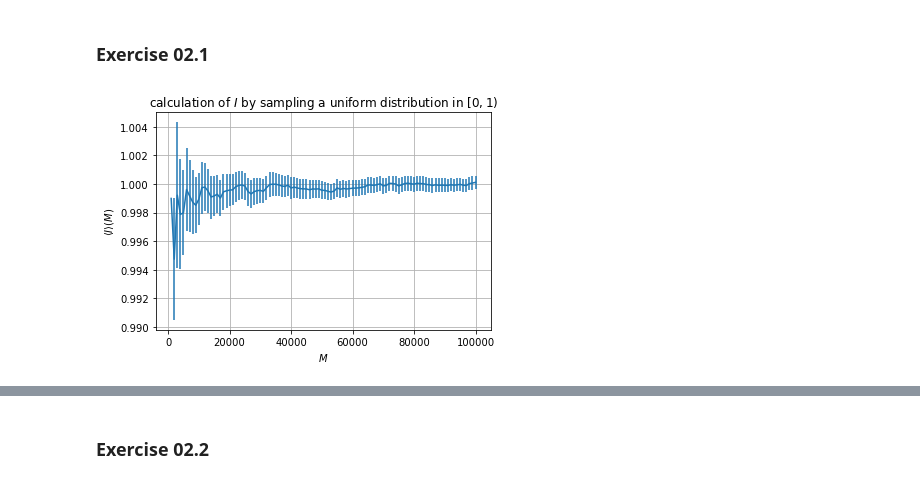
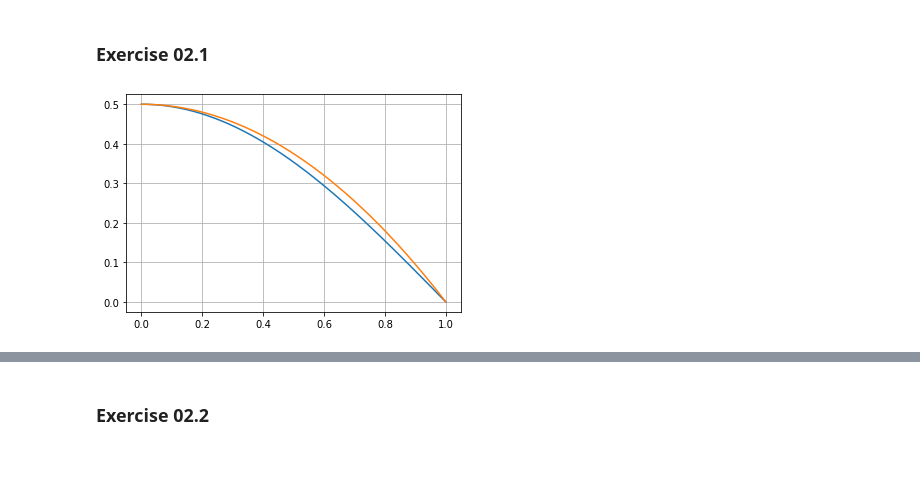
Before and after one commit to lukas-hermans/LSN_exercises, a Jupyter notebook: ex2/LSN_Exercises_02.ipynb, the cells around one changed output, grey strips where cells are left out. Drawn from its saved outputs; the diff is of its cells as text; code cells hidden in the pictures.

```diff
--- a/ex2/LSN_Exercises_02.ipynb
+++ b/ex2/LSN_Exercises_02.ipynb
@@ -3,17 +3,14 @@
 ## <span style="color:blue">  Numerical exercises 2</span>
 # %% [markdown]
 ### Exercise 02.1
-# %%
-import numpy as np
-import matplotlib.pyplot as plt
-
-M, I_mean, I_mean_std = np.loadtxt("data/I_p_prog.txt", delimiter=',', skiprows=1, unpack = 'True')
-plt.errorbar(M, I_mean, I_mean_std)
-plt.xlabel(r"$M$")
-plt.ylabel(r"$\langle I \rangle(M)$")
-plt.title(r"calculation of $I$ by sampling a uniform distribution in $[0, 1)$")
-plt.grid()
-
-plt.show()
-# %% [output]
-[figure, removed]
+# %%
+x = np.linspace(0, 1, 1000)
+y = 1 / 2 * np.cos(np.pi * x / 2)
+y_approx = 1 / 2 * (1-x**2)
+plt.plot(x, y)
+plt.plot(x, y_approx)
+plt.grid()
+
+plt.show()
+# %% [output]
+[figure, added]
```
Also changed, not shown: parts of 4 cells of this notebook, 45 other files.
